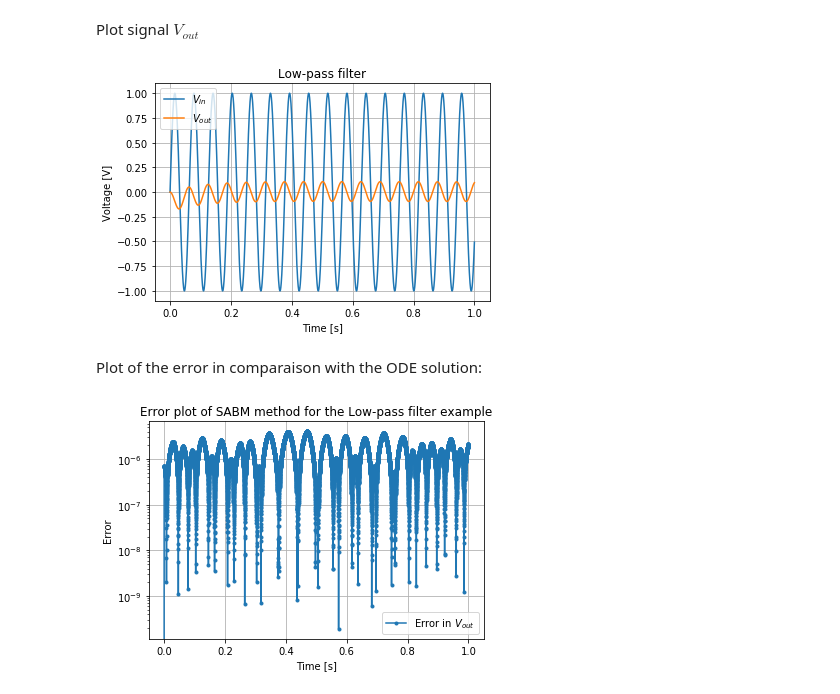
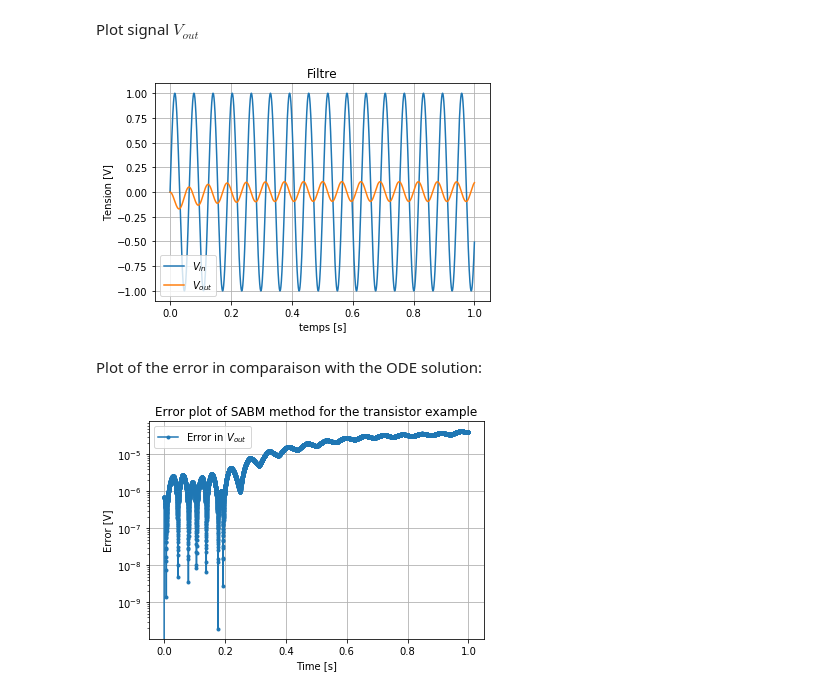
Before and after one commit to ocheffert/Notebooks---Master-thesis, a Jupyter notebook: filtre.ipynb, the cells around one changed output. Saved outputs shown, nothing was run; the diff lists cells and outputs as text; code cells hidden in the pictures.

```diff
--- a/filtre.ipynb
+++ b/filtre.ipynb
@@ -136,7 +136,7 @@ kwargsSABM = {
     'order': 2,
     'atol': 1e-5,
     'rtol': 1e-5,
-    'mode': 'Explicit'
+    'mode': 'Implicit'
 }
 # %% [markdown]
 Solve the DAEs:
@@ -175,26 +175,26 @@ Plot signal $V_{out}$
 plt.figure()
 plt.plot(t, V_in(t))
 plt.plot(t, V_out)
-plt.xlabel("Time [s]")
-plt.ylabel("Voltage [V]")
-plt.legend([r"$V_{in}$", r"$V_{out}$"], loc="upper left")
-plt.title("Low-pass filter")
+plt.xlabel("temps [s]")
+plt.ylabel("Tension [V]")
+plt.legend([r"$V_{in}$", r"$V_{out}$"])
+plt.title("Filtre")
 plt.grid()
 plt.show()
 # %% [output]
-[figure, old version]
+[figure, new version]
 # %% [markdown]
 Plot of the error in comparaison with the ODE solution:
 # %%
 plt.figure()
 plt.semilogy(t, abs(V_out - Vout_ODE), ".-", label='Error in $V_{out}$')
 plt.title(
-    f'Error plot of {kwargs["method"].__name__} method for the Low-pass filter example')
+    f'Error plot of {kwargs["method"].__name__} method for the transistor example')
 plt.xlabel('Time [s]')
-plt.ylabel('Error')
+plt.ylabel('Error [V]')
 plt.grid()
 plt.legend()
-#plt.savefig("filter_"+kwargs["method"].__name__+".png",dpi=250, bbox_inches="tight")
+plt.savefig("filter_"+kwargs["method"].__name__+".png", dpi=250, bbox_inches="tight")
 plt.show()
 # %% [output]
-[figure, old version]
+[figure, new version]
```
Also changed, not shown: parts of 1 cell of this notebook, 37 other files.
